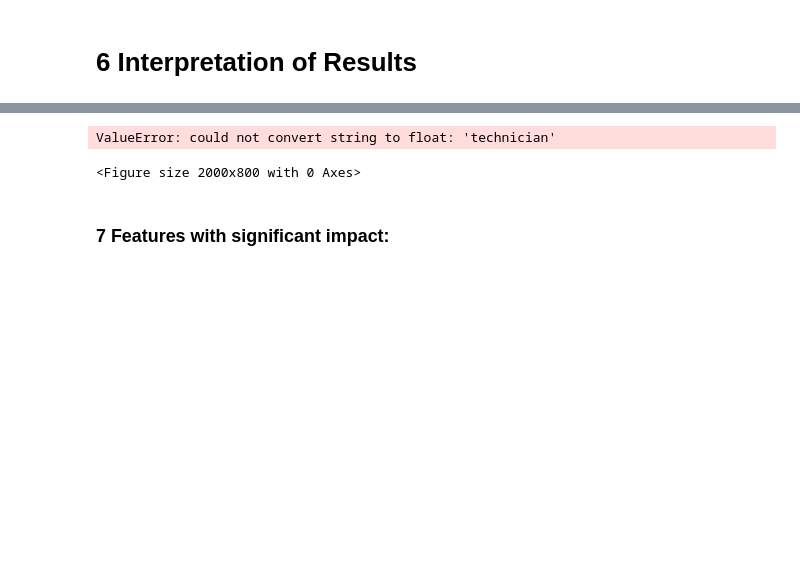
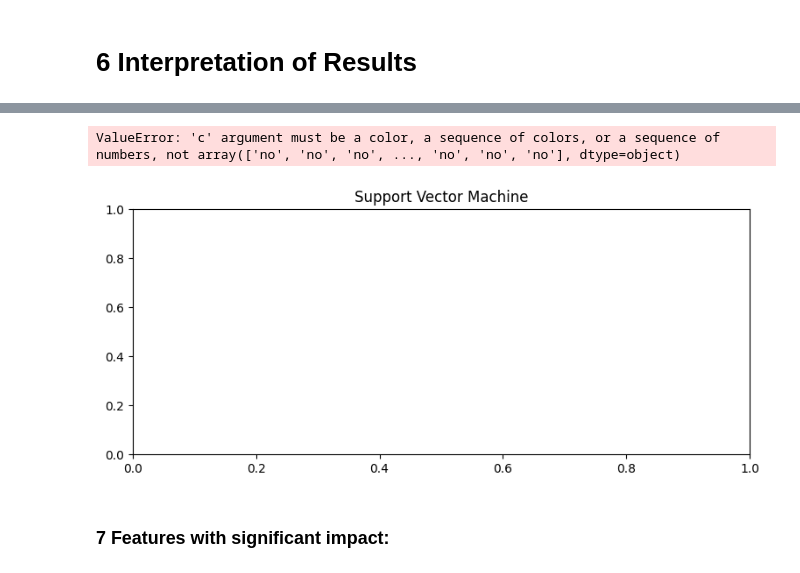
Before and after one commit to aojah1/bank-marketing, a Jupyter notebook: bank-marketing.ipynb, the cells around one changed output, grey strips where cells are left out. Cells and saved outputs as stored; diff of their text form; code cells hidden in the pictures; blank space fills up the shorter version.

```diff
--- a/bank-marketing.ipynb
+++ b/bank-marketing.ipynb
@@ -230,13 +245,8 @@ print(X_train)
 # %% [markdown]
 # 4. Modeling
 # %%
-from sklearn.neighbors import KNeighborsClassifier
-from sklearn.linear_model import LogisticRegression
-from sklearn.tree import DecisionTreeClassifier
-from sklearn.svm import SVC
-from sklearn.metrics import classification_report, accuracy_score
-import matplotlib.pyplot as plt
-
+# Perform Classification modelling for K-Nearest Neighbors, Logistic Regression, Decision Tree and Support Vector Machine
+# Later I will only continue with the most accurate model
 # Define classifiers
 classifiers = {
     'K-Nearest Neighbors': KNeighborsClassifier(),
@@ -256,20 +266,20 @@ for name, clf in classifiers.items():
     ])
 
     # Fit the pipeline to the training data
-    pipeline.fit(X_train, y_train)
+    pipeline.fit(X_train_model, y_train_model)
 
     # Make predictions on the test data
-    y_pred = pipeline.predict(X_test)
+    y_pred_model = pipeline.predict(X_test_model)
 
     # Evaluate the model
-    accuracy = accuracy_score(y_test, y_pred)
+    accuracy = accuracy_score(y_test_model, y_pred_model)
     print(f"{name} Accuracy: {accuracy:.4f}")
-    print(classification_report(y_test, y_pred))
+    print(classification_report(y_test_model, y_pred_model))
 
     # Store the results
     results[name] = {
         'accuracy': accuracy,
-        'classification_report': classification_report(y_test, y_pred, output_dict=True)
+        'classification_report': classification_report(y_test_model, y_pred_model, output_dict=True)
     }
 # %% [output]
 K-Nearest Neighbors Accuracy: 0.8822
@@ -361,7 +359,7 @@ def evaluate_overfitting(model, X_train, X_test, y_train, y_test):
     test_score = model.score(X_test, y_test)
 
     # Cross-validation score
-    cv_scores = cross_val_score(model, X_train, y_train, cv=5)
+    cv_scores = cross_val_score(model, X_train, y_train, cv=2)
     cv_mean = cv_scores.mean()
 
     print(f"Training Accuracy: {train_score:.4f}")
@@ -375,20 +373,20 @@ def evaluate_overfitting(model, X_train, X_test, y_train, y_test):
     else:
         print("Model is performing consistently between training and test sets.")
 
+
 # Evaluate all classifiers
 for name, clf in classifiers.items():
     print(f"\nEvaluating {name}...")
 
     # Create a pipeline with preprocessing and the classifier
-    model = Pipeline(steps=[
-        ('preprocessor', preprocessor),
+    model_cv = Pipeline(steps=[
         ('classifier', clf)
     ])
 
     # Fit the model on the training data
-    model.fit(X_train, y_train)
+    model_cv.fit(X_train_model, y_train_model)
 
     # Evaluate overfitting
-    evaluate_overfitting(model, X_train, X_test, y_train, y_test)
+    evaluate_overfitting(model_cv, X_train_model, X_test_model, y_train_model, y_test_model)
 # %% [output]
 Evaluating K-Nearest Neighbors...
@@ -603,26 +524,26 @@ X does not have valid feature names, but StandardScaler was fitted with feature
 # %%
 # Plot decision boundaries
 plt.figure(figsize=(20, 8))
 
 for i, (name, clf) in enumerate(classifiers.items()):
-    clf.fit(X_train, y_train)
+    clf.fit(X_train_model, y_train_model)
     ax = plt.subplot(2, 2, i + 1)
     plt.title(name)
-    plt.scatter(X_train[:, 0], X_train[:, 1], c=y_train, cmap=plt.cm.coolwarm)
+    plt.scatter(X_train_model.iloc[:, 1], X_train_model.iloc[:, 2], c=y_train_model, cmap=plt.cm.coolwarm)
     plt.axis('off')
     xlim = ax.get_xlim()
     ylim = ax.get_ylim()
     xx, yy = np.meshgrid(np.linspace(xlim[0], xlim[1], 100),
                          np.linspace(ylim[0], ylim[1], 100))
     Z = clf.predict(np.c_[xx.ravel(), yy.ravel()])
     Z = Z.reshape(xx.shape)
     plt.contourf(xx, yy, Z, alpha=0.3)
 
 plt.tight_layout()
 plt.show()
 # %% [output]
-ValueError: could not convert string to float: 'technician'
+ValueError: 'c' argument must be a color, a sequence of colors, or a sequence of numbers, not array(['no', 'no', 'no', ..., 'no', 'no', 'no'], dtype=object)
-<Figure size 2000x800 with 0 Axes>
+[figure, added]
 # %% [markdown]
 ### 7 Features with significant impact:
 # %%
```
Also changed, not shown: parts of 15 cells of this notebook, 1 other file.
